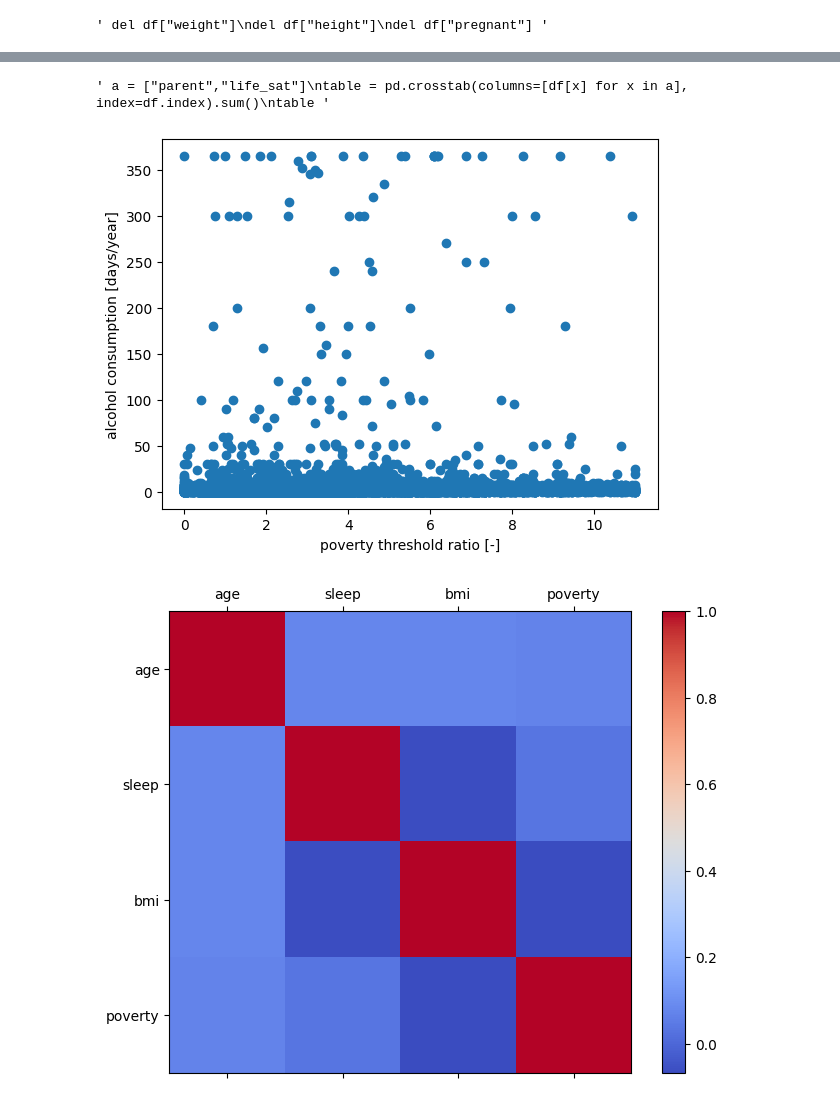
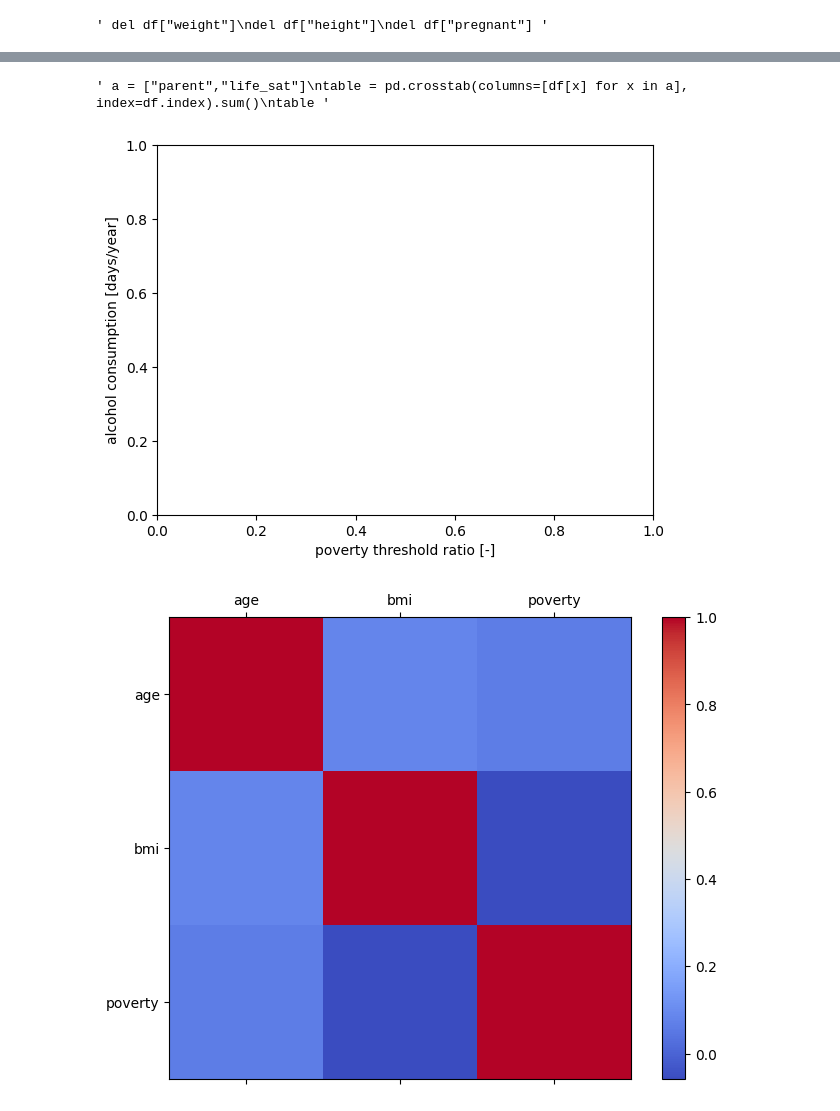
Before and after one commit to simontitk/datamining-2, a Jupyter notebook: src/test.ipynb, the cells around one changed output, grey strips where cells are left out. Cells and saved outputs as stored; diff of their text form; code cells hidden in the pictures.

Commit message:
Tried neural network, and left 22 and 23, taken alcohol and sleep out

```diff
--- a/src/test.ipynb
+++ b/src/test.ipynb
@@ -38,13 +40,13 @@ attributes = {
     "POVRATTC_A": "poverty",
     "PHSTAT_A": "health_sat",
     "LSATIS4_A": "life_sat",
-    "DRK12MN_A": "alcohol",
-    "SLPHOURS_A": "sleep",
+    #"DRK12MN_A": "alcohol",
+    #"SLPHOURS_A": "sleep",
     "NOTCOV_A": "insurance",
 }
 
 dfs = []
-for i in [2]:
+for i in [2,3]:
     df = pd.read_csv(f"../data/adult2{i}.csv", sep=",")
     dfs.append(df)
     print(f"YEAR {2020+i}", df.columns.__len__())
@@ -93,8 +97,8 @@ df = df[df["anxiety"] <= 5]
 df = df[df["poverty"] < 11]
 df = df[df["health_sat"] < 6]
 df = df[df["life_sat"] < 5]
-df = df[df["alcohol"] < 366]
-df = df[df["sleep"] < 25]
+#df = df[df["alcohol"] < 366]
+#df = df[df["sleep"] < 25]
 df = df[df["insurance"] <= 2]
 
 for attr in attributes.values():
@@ -193,6 +197,7 @@ del df["pregnant"] """
 df["life_sat"] = df["life_sat"] - 1
 df["gender"] = df["gender"] - 1
 df["owns_home"] = df["owns_home"] - 1
+df["insurance"] = df["insurance"] - 1
 # %%
 fig, axs = plt.subplots(1, 4, figsize=(10, 4))
 axs[0].hist(df["poverty"], bins=32)
@@ -211,23 +216,23 @@ fig.tight_layout()
 # %%
 fig, ax = plt.subplots(1)
-ax.scatter(df["poverty"], df["alcohol"])
+#ax.scatter(df["poverty"], df["alcohol"])
 ax.set(xlabel="poverty threshold ratio [-]", ylabel="alcohol consumption [days/year]")
 
 
-features = ["age", "sleep", "bmi", "poverty"]
+features = ["age", "bmi", "poverty"]
 fig, ax = plt.subplots(1, figsize=(8, 6))
 corr_matrix = df[features].corr(method="pearson")
 cax = ax.matshow(corr_matrix, cmap='coolwarm')
 fig.colorbar(cax)
 ax.set_xticklabels(["age"]+features)
 ax.set_yticklabels(["age"]+features)
 """ a = ["parent","life_sat"]
 table = pd.crosstab(columns=[df[x] for x in a], index=df.index).sum()
 table """
 # %% [output]
 ' a = ["parent","life_sat"]\ntable = pd.crosstab(columns=[df[x] for x in a], index=df.index).sum()\ntable '
-[figure, old version]
+[figure, new version]
-[figure, old version]
+[figure, new version]
 # %%
 df["age"] = (df["age"] - df["age"].min()) / (df["age"].max() - df["age"].min())
 df["poverty"] = (df["poverty"] - df["poverty"].min()) / (df["poverty"].max() - df["poverty"].min())
```
Also changed, not shown: parts of 7 cells of this notebook, 1 other file.
